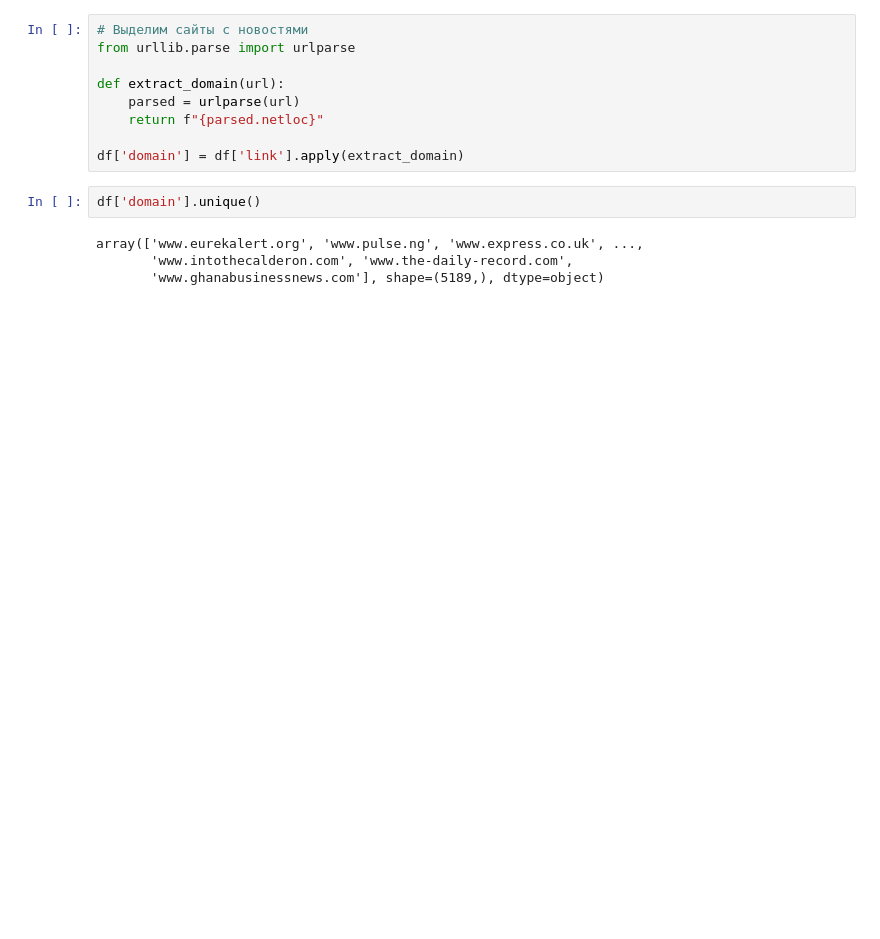
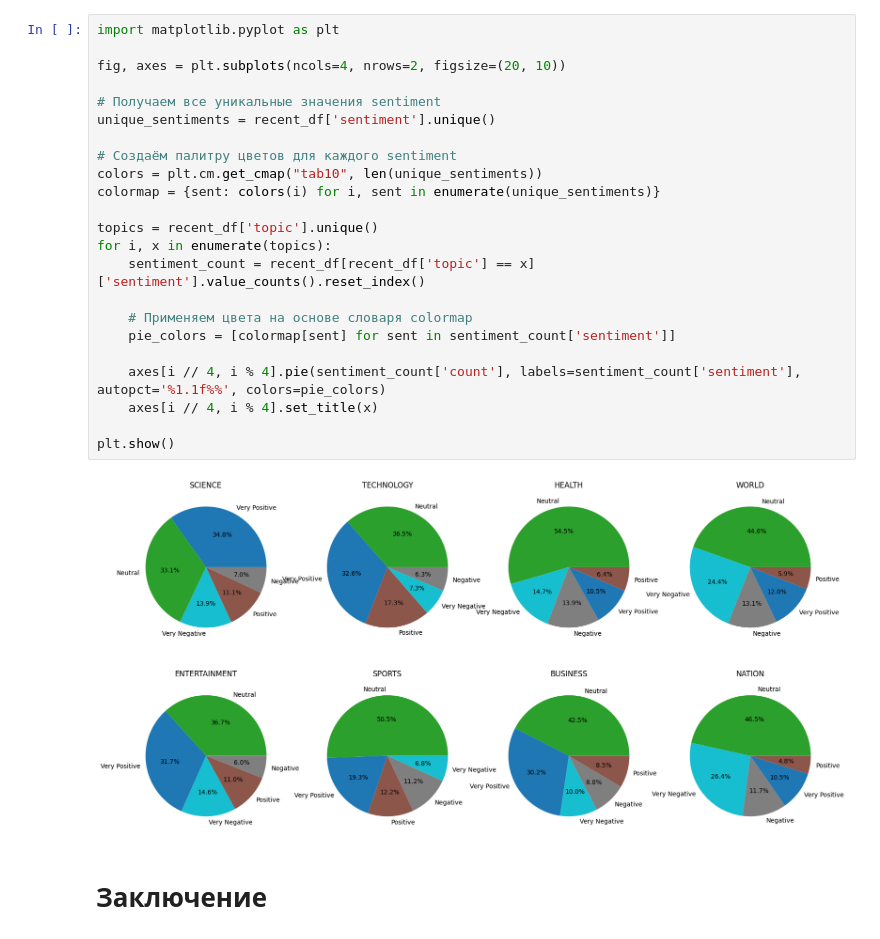
Before and after one commit to AitalUn/AI-business-consultant, a Jupyter notebook: EDA.ipynb, the cells around one changed output. Drawn from its saved outputs; the diff is of its cells as text; blank space fills up the shorter version.

```diff
--- a/EDA.ipynb
+++ b/EDA.ipynb
@@ -30,15 +93,27 @@ A closer look at water-splitting's solar fuel potential An irresistible scent ma
-# %%
-# Выделим сайты с новостями
-from urllib.parse import urlparse
-
-def extract_domain(url):
-    parsed = urlparse(url)
-    return f"{parsed.netloc}"
-
-df['domain'] = df['link'].apply(extract_domain)
-# %%
-df['domain'].unique()
-# %% [output]
-array(['www.eurekalert.org', 'www.pulse.ng', 'www.express.co.uk', ...,
-       'www.intothecalderon.com', 'www.the-daily-record.com',
-       'www.ghanabusinessnews.com'], shape=(5189,), dtype=object)
+# %%
+import matplotlib.pyplot as plt
+
+fig, axes = plt.subplots(ncols=4, nrows=2, figsize=(20, 10))
+
+# Получаем все уникальные значения sentiment
+unique_sentiments = recent_df['sentiment'].unique()
+
+# Создаём палитру цветов для каждого sentiment
+colors = plt.cm.get_cmap("tab10", len(unique_sentiments))
+colormap = {sent: colors(i) for i, sent in enumerate(unique_sentiments)}
+
+topics = recent_df['topic'].unique()
+for i, x in enumerate(topics):
+    sentiment_count = recent_df[recent_df['topic'] == x]['sentiment'].value_counts().reset_index()
+
+    # Применяем цвета на основе словаря colormap
+    pie_colors = [colormap[sent] for sent in sentiment_count['sentiment']]
+
+    axes[i // 4, i % 4].pie(sentiment_count['count'], labels=sentiment_count['sentiment'], autopct='%1.1f%%', colors=pie_colors)
+    axes[i // 4, i % 4].set_title(x)
+
+plt.show()
+# %% [output]
+[figure, added]
+# %% [markdown]
+# Заключение
```
Also changed, not shown: parts of 8 cells of this notebook, 6 other files.
